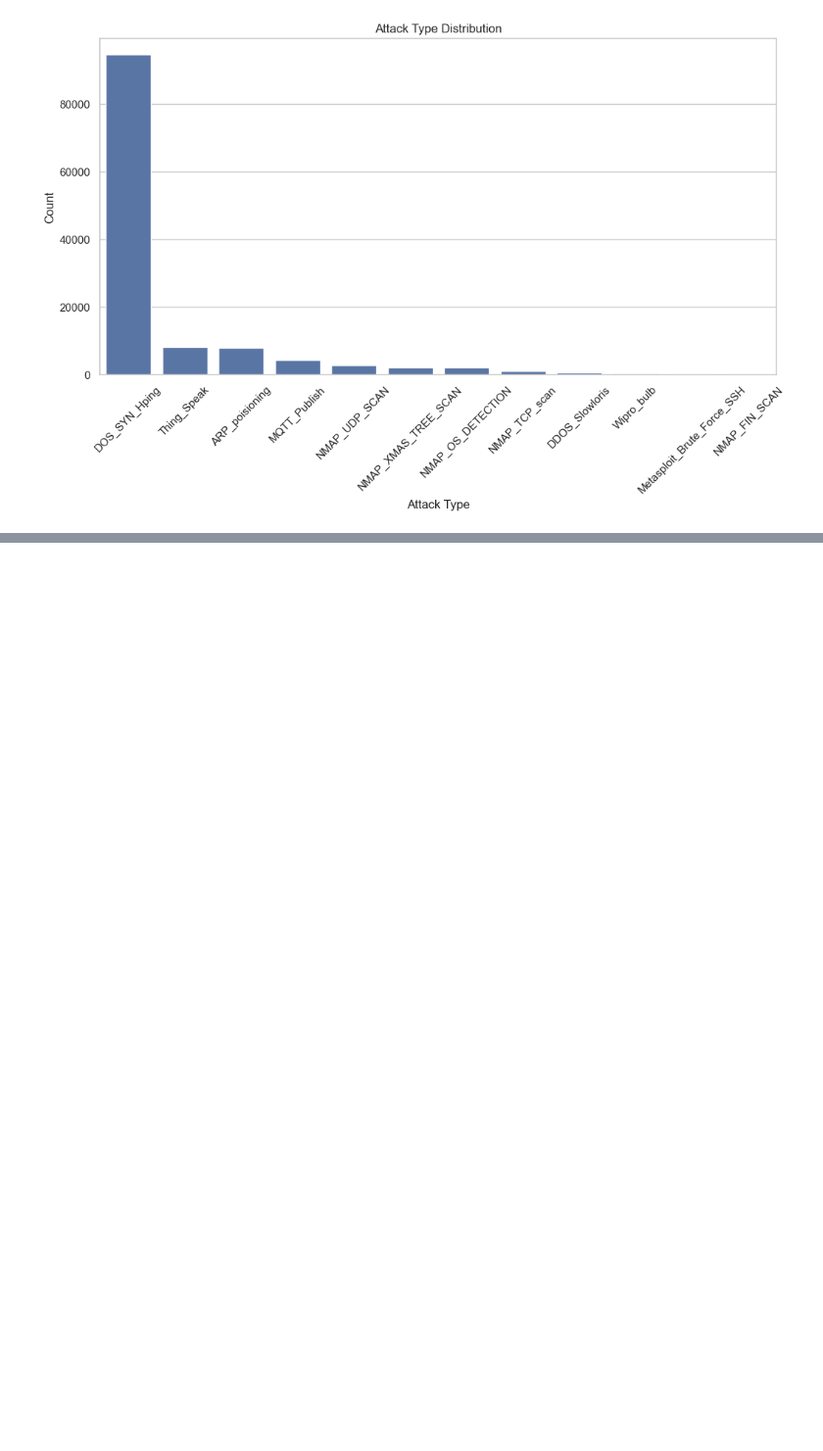
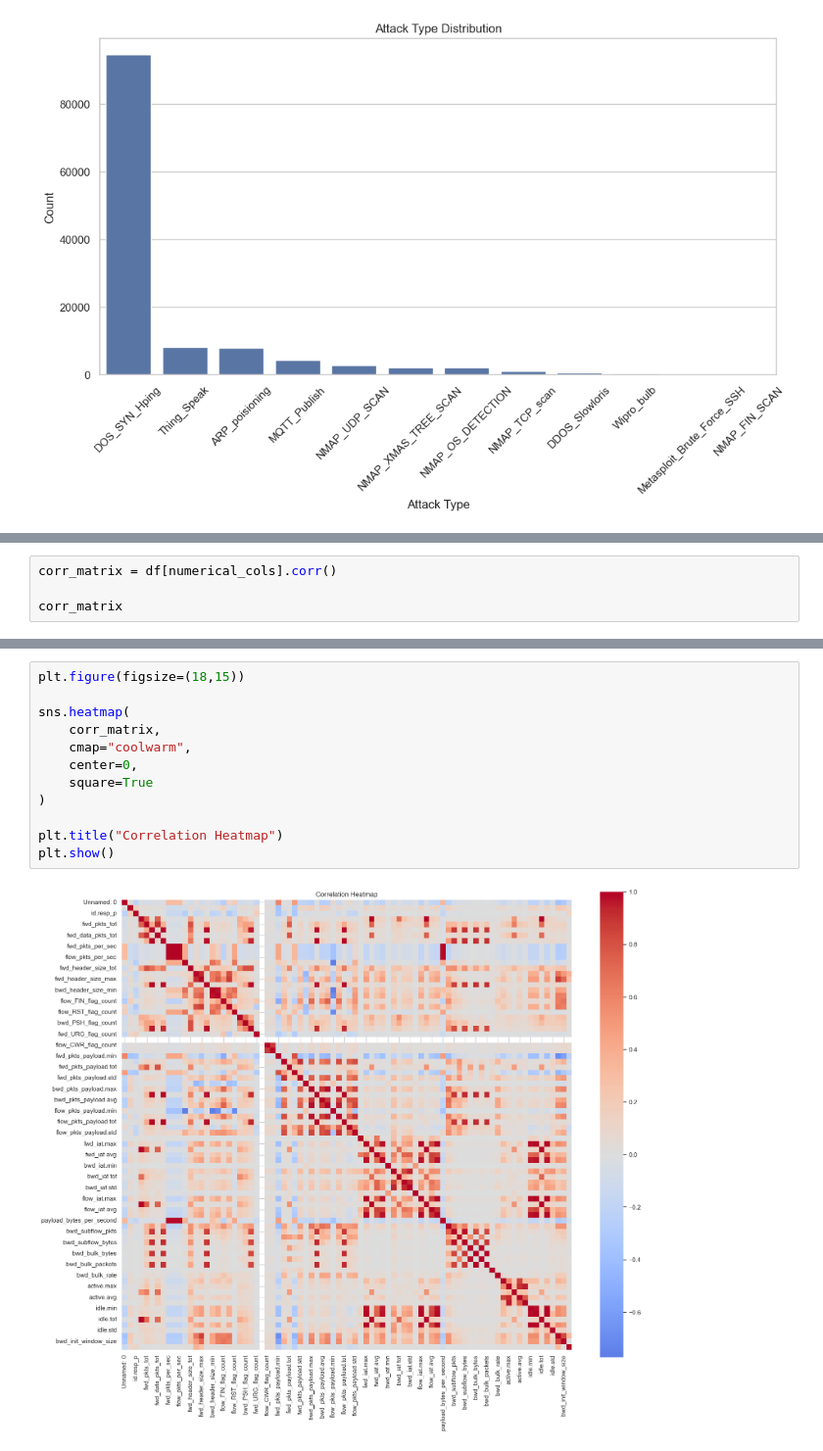
Before and after one commit to sravivarman/ml_assignment_2_2025da04030, a Jupyter notebook: EDA.ipynb, the cells around one changed output, grey strips where cells are left out. Shown at 98% size. Saved outputs shown, nothing was run; the diff lists cells and outputs as text; blank space fills up the shorter version.

```diff
--- a/EDA.ipynb
+++ b/EDA.ipynb
@@ -217,0 +228,4 @@ imbalance
+# %%
+corr_matrix = df[numerical_cols].corr()
+
+corr_matrix
@@ -217,0 +246,14 @@ imbalance
+# %%
+plt.figure(figsize=(18,15))
+
+sns.heatmap(
+    corr_matrix,
+    cmap="coolwarm",
+    center=0,
+    square=True
+)
+
+plt.title("Correlation Heatmap")
+plt.show()
+# %% [output]
+[figure, added]
```
Also changed, not shown: parts of 16 cells of this notebook, 1 other file.
